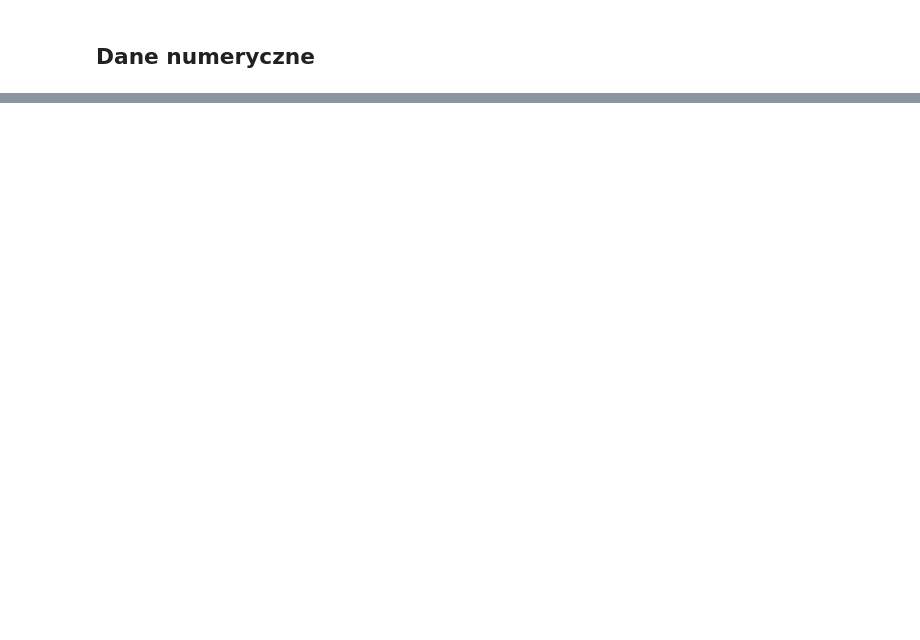
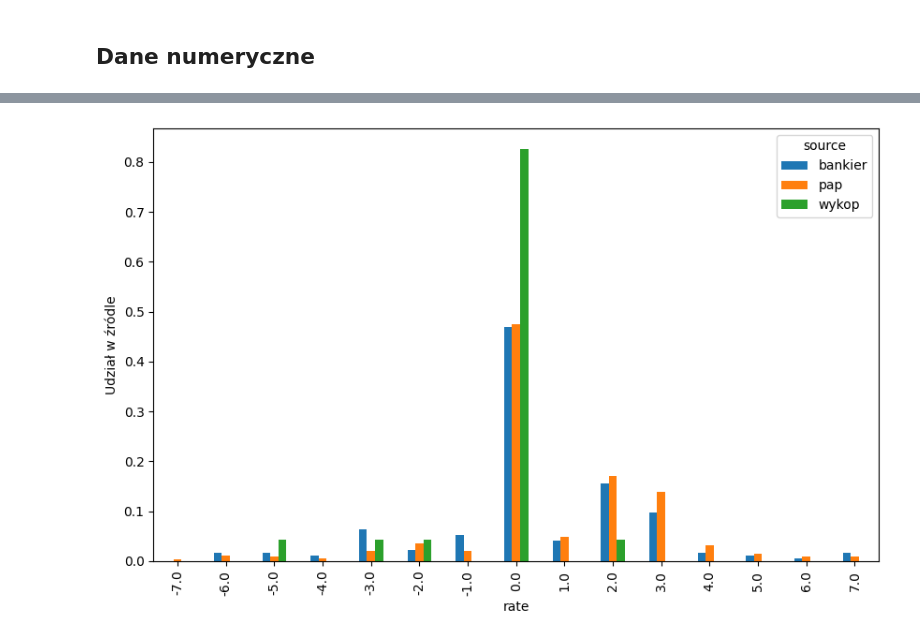
Before and after one commit to IgorCzarnoglowski/Engineering-Thesis, a Jupyter notebook: notebooks/enriched_EDA.ipynb, the cells around one changed output, grey strips where cells are left out. Drawn from its saved outputs; the diff is of its cells as text; code cells hidden in the pictures; blank space fills up the shorter version.

```diff
--- a/notebooks/enriched_EDA.ipynb
+++ b/notebooks/enriched_EDA.ipynb
@@ -267,0 +301,6 @@ plt.show()
+# %%
+pd.crosstab(compacted_data['rate'], compacted_data['source'], normalize='columns').plot.bar(figsize=(10, 6))
+plt.ylabel('Udział w źródle')
+plt.show()
+# %% [output]
+[figure, added]
```
Also changed, not shown: parts of 28 cells of this notebook.
